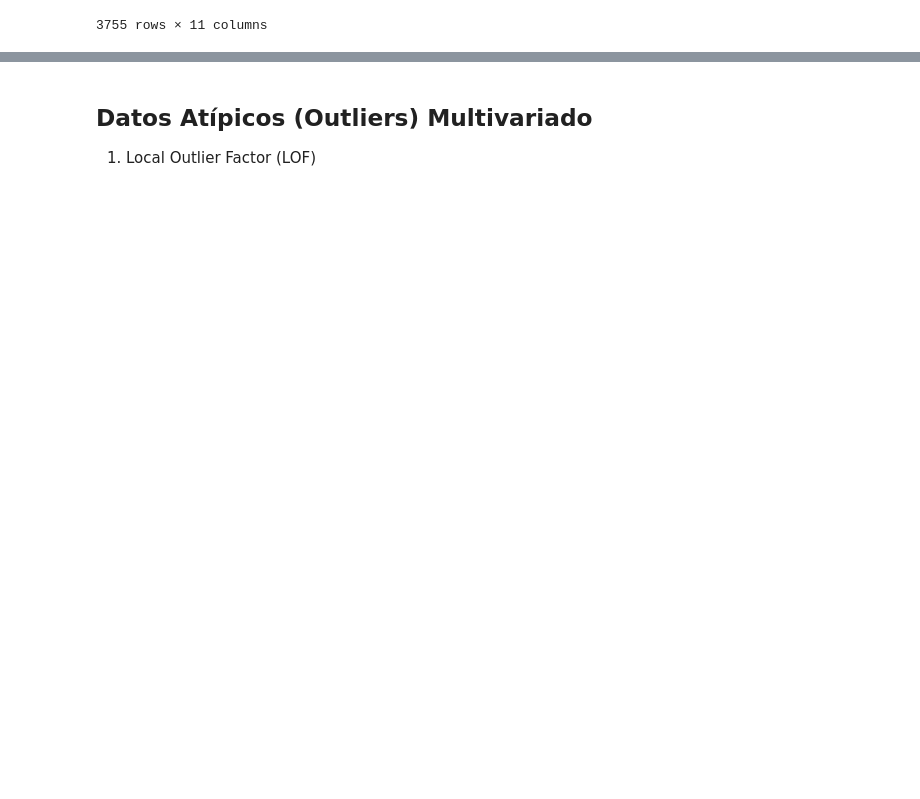
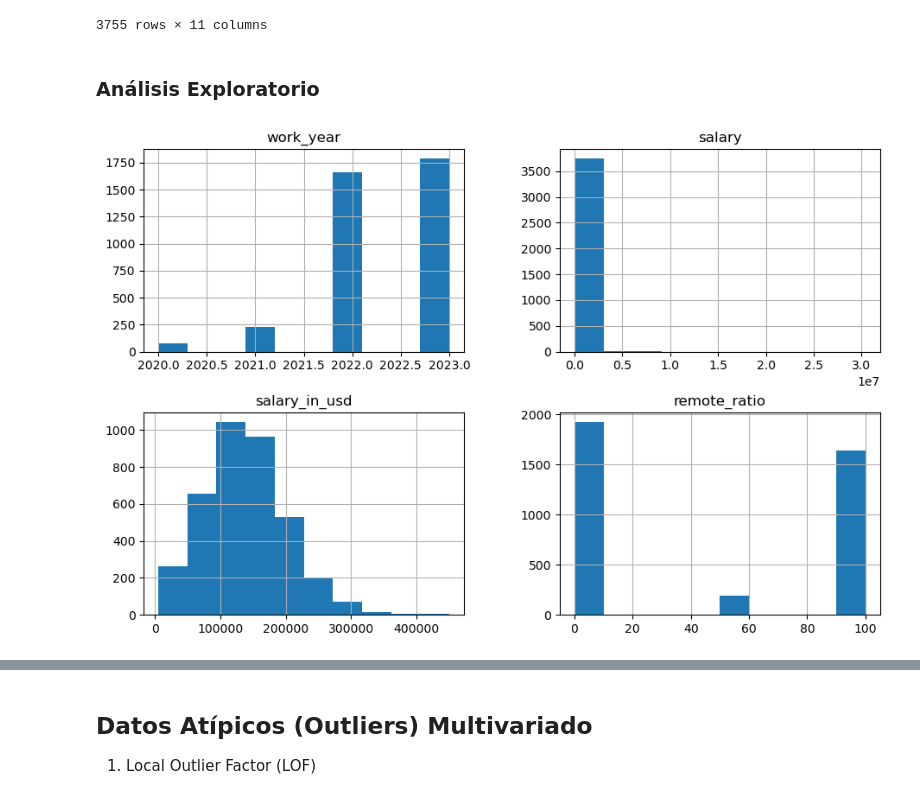
Before and after one commit to GabiRmz2025/MGRC_Herramientas_Aplicaciones_IA_2025, a Jupyter notebook: Modulo1/Actividad_2/Actividad2_IdentificacionDatos.ipynb, the cells around one changed output, grey strips where cells are left out. Cells and saved outputs as stored; diff of their text form; code cells hidden in the pictures; blank space fills up the shorter version.

```diff
--- a/Modulo1/Actividad_2/Actividad2_IdentificacionDatos.ipynb
+++ b/Modulo1/Actividad_2/Actividad2_IdentificacionDatos.ipynb
@@ -356,0 +367,7 @@ df_salarios
+# %% [markdown]
+### Análisis Exploratorio
+# %%
+df_salarios.hist(figsize=(11,7))
+plt.show()
+# %% [output]
+[figure, added]
```
Also changed, not shown: parts of 25 cells of this notebook, 8 other files.
